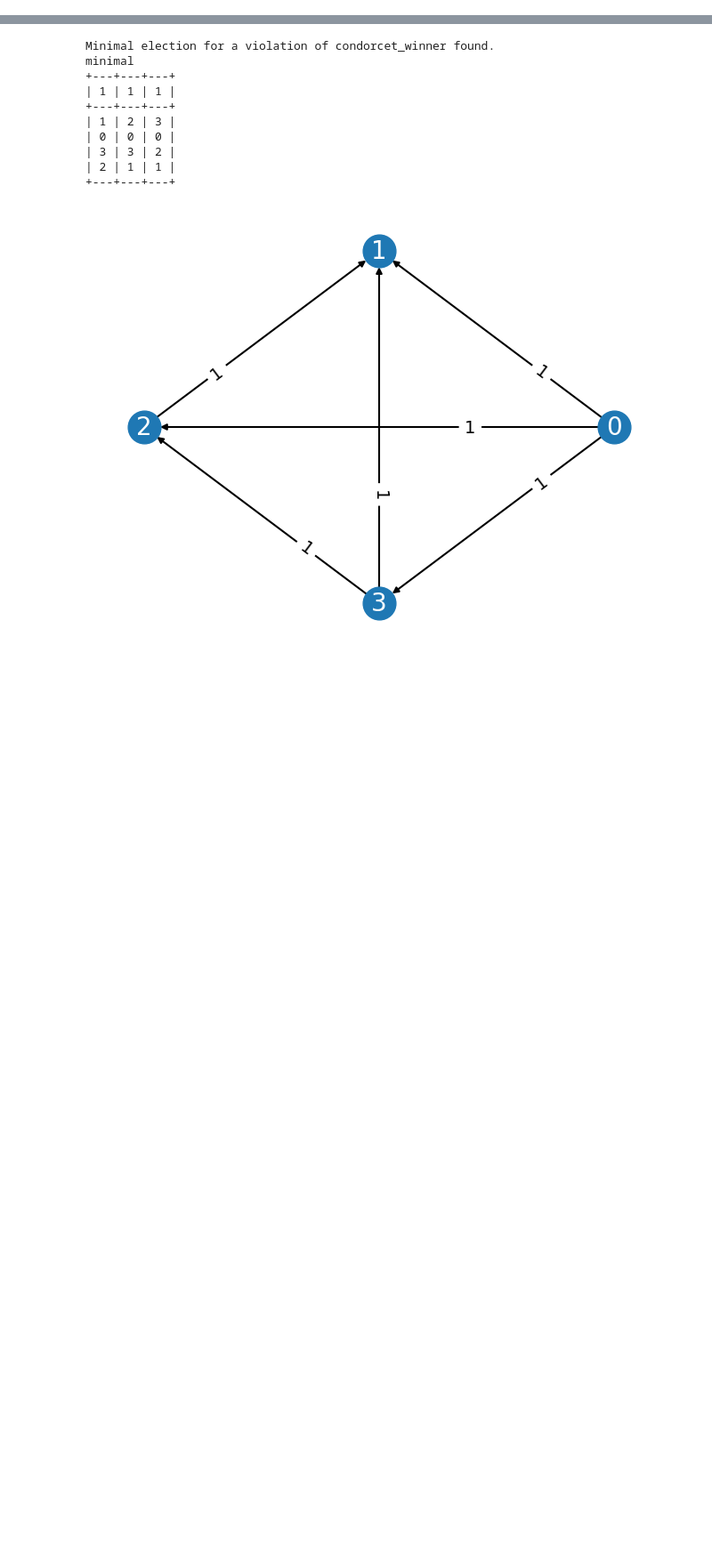
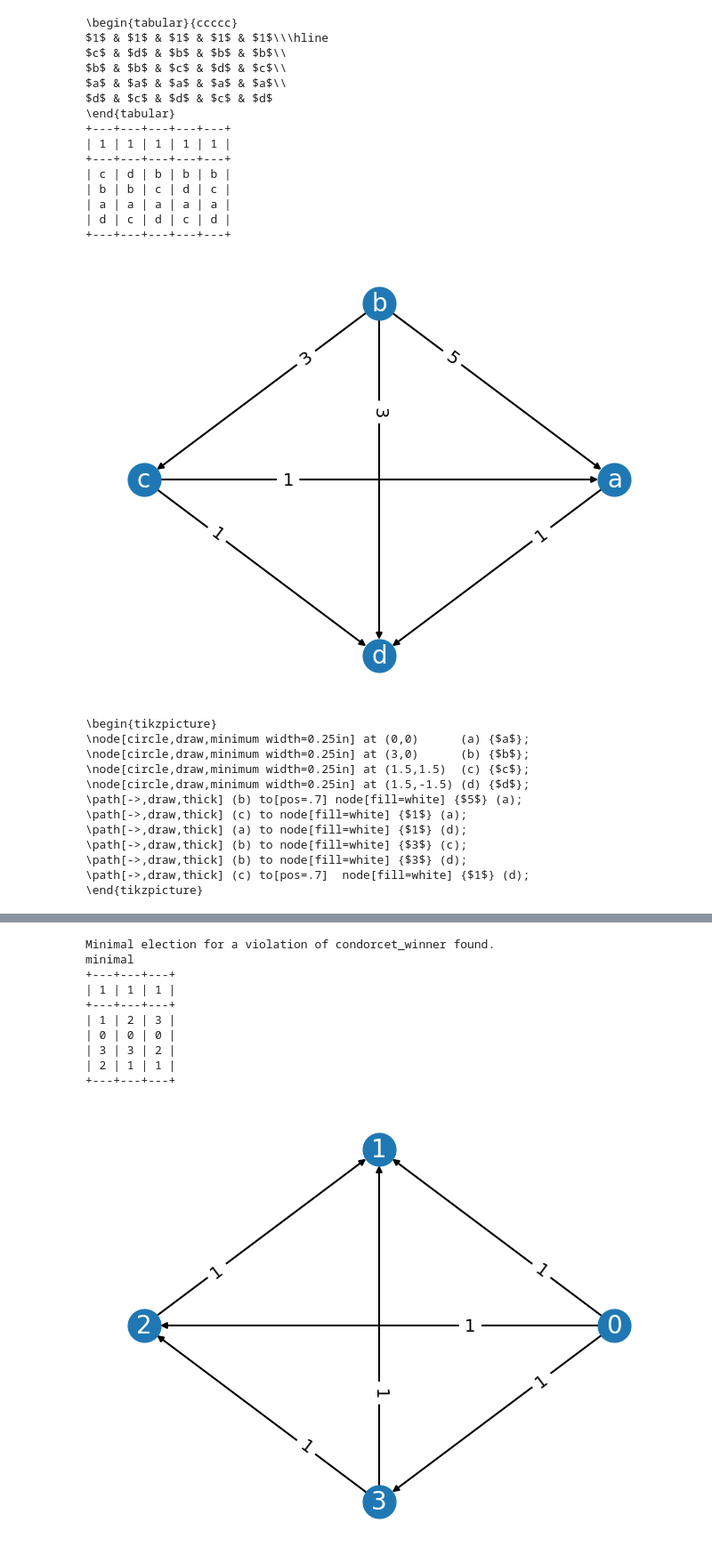
Before and after one commit to voting-tools/pref_voting, a Jupyter notebook: testing.ipynb, the cells around one changed output, grey strips where cells are left out. Shown at 89% size. Saved outputs shown, nothing was run; the diff lists cells and outputs as text; code cells hidden in the pictures; blank space fills up the shorter version.

```diff
--- a/testing.ipynb
+++ b/testing.ipynb
@@ -11,0 +267,49 @@ from pref_voting.axioms import *
+# %%
+a=0
+b=1
+c=2
+d=3
+cmap = {a: 'a', b: 'b', c: 'c', d: 'd'}
+orig_prof = Profile([
+    [c, b, a, d],
+    [d, b, a, c],
+    [b, c, a, d],
+    [b, d, a, c],
+    [b, c, a, d]
+], cmap=cmap)
+
+print(orig_prof.to_latex())
+orig_prof.display()
+
+mg = orig_prof.margin_graph()
+mg.display()
+print(mg.to_latex())
+# %% [output]
+\begin{tabular}{ccccc}
+$1$ & $1$ & $1$ & $1$ & $1$\\\hline
+$c$ & $d$ & $b$ & $b$ & $b$\\
+$b$ & $b$ & $c$ & $d$ & $c$\\
+$a$ & $a$ & $a$ & $a$ & $a$\\
+$d$ & $c$ & $d$ & $c$ & $d$
+\end{tabular}
++---+---+---+---+---+
+| 1 | 1 | 1 | 1 | 1 |
++---+---+---+---+---+
+| c | d | b | b | b |
+| b | b | c | d | c |
+| a | a | a | a | a |
+| d | c | d | c | d |
++---+---+---+---+---+
+[figure, added]
+\begin{tikzpicture}
+\node[circle,draw,minimum width=0.25in] at (0,0)      (a) {$a$};
+\node[circle,draw,minimum width=0.25in] at (3,0)      (b) {$b$};
+\node[circle,draw,minimum width=0.25in] at (1.5,1.5)  (c) {$c$};
+\node[circle,draw,minimum width=0.25in] at (1.5,-1.5) (d) {$d$};
+\path[->,draw,thick] (b) to[pos=.7] node[fill=white] {$5$} (a);
+\path[->,draw,thick] (c) to node[fill=white] {$1$} (a);
+\path[->,draw,thick] (a) to node[fill=white] {$1$} (d);
+\path[->,draw,thick] (b) to node[fill=white] {$3$} (c);
+\path[->,draw,thick] (b) to node[fill=white] {$3$} (d);
+\path[->,draw,thick] (c) to[pos=.7]  node[fill=white] {$1$} (d);
+\end{tikzpicture}
```
Also changed, not shown: parts of 11 cells of this notebook, 15 other files.
